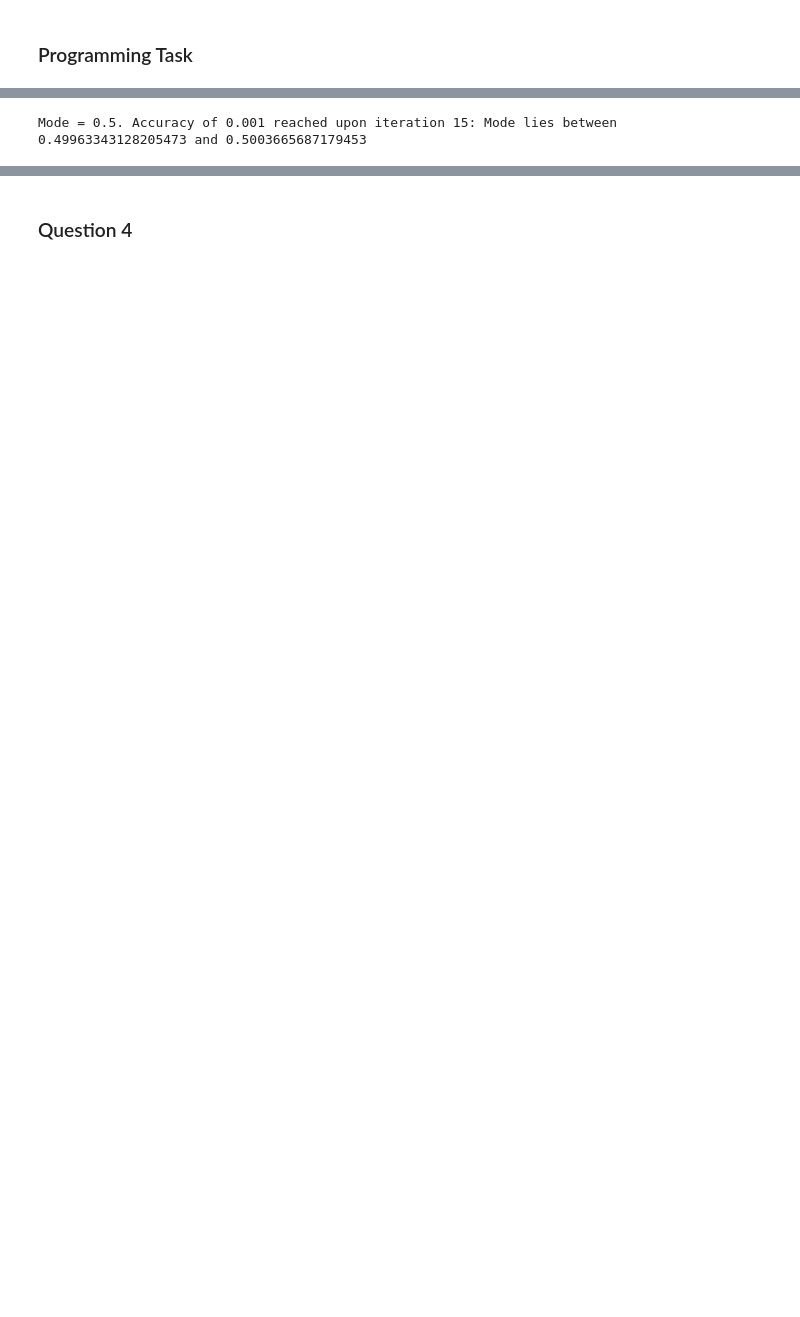
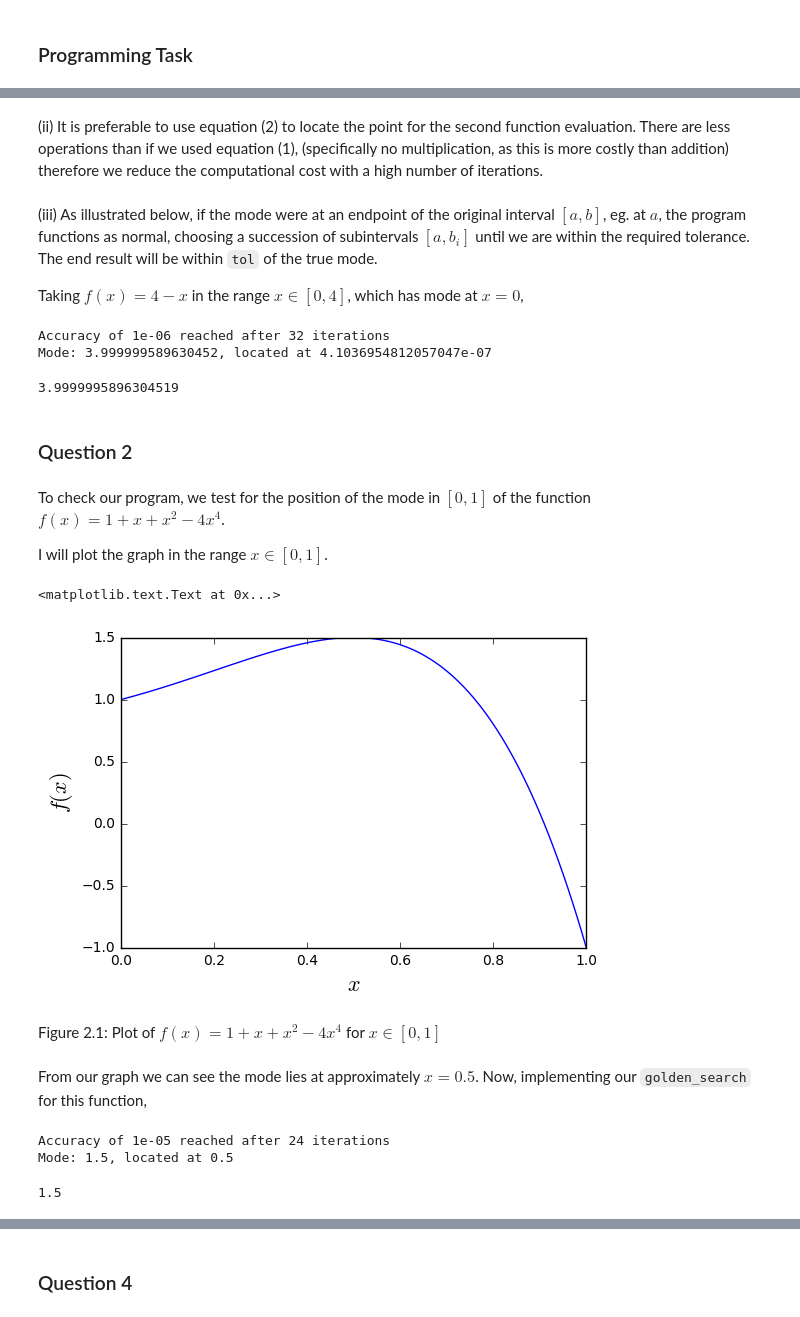
Before and after one commit to christopher-turnbull/mathsIB, a Jupyter notebook: sheets/CATAM/1.1 Golden Search.ipynb, the cells around one changed output, grey strips where cells are left out. Cells and saved outputs as stored; diff of their text form; code cells hidden in the pictures; blank space fills up the shorter version.

```diff
--- a/sheets/CATAM/1.1 Golden Search.ipynb
+++ b/sheets/CATAM/1.1 Golden Search.ipynb
@@ -63,0 +66,4 @@ plt.plot(xvals,fval2(xvals))
+# %%
+def f(x):
+    return 1
+golden_search(f,0,1)
@@ -64,4 +76,40 @@ plt.plot(xvals,fval2(xvals))
+# %% [markdown]
+(ii) It is preferable to use equation (2) to locate the point for the second function evaluation. There are less operations than if we used equation (1), (specifically no multiplication, as this is more costly than addition) therefore we reduce the computational cost with a high number of iterations.
+# %% [markdown]
+(iii) As illustrated below, if the mode were at an endpoint of the original interval $[a,b]$, eg. at $a$, the program functions as normal, choosing a succession of subintervals $[a,b_i]$ until we are within the required tolerance. The end result will be within `tol` of the true mode.
+
+Taking $f(x) = 4 - x$ in the range $x \in [0,4]$, which has mode at $x=0$,
+# %%
+def f(x):
+    return 4 - x
+golden_search(f,0,4,tol=1e-6)
+# %% [output]
+Accuracy of 1e-06 reached after 32 iterations
+Mode: 3.999999589630452, located at 4.1036954812057047e-07
+3.9999995896304519
+# %% [markdown]
+### Question 2
+# %% [markdown]
+To check our program, we test for the position of the mode in $[0,1]$ of the function $  f(x) = 1 + x + x^2 - 4x^4 $.
+
+I will plot the graph in the range $ x \in [0,1]$.
+# %%
+def f(x):
+    return 1 + x + x**2 - 4*x**4
+x = np.linspace(0,1,100)
+plt.plot(x,f(x))
+plt.xlabel('$x$', fontsize = 16)
+plt.ylabel('$f(x)$', fontsize = 16)
+# %% [output]
+<matplotlib.text.Text at 0x...>
+[figure, added]
+# %% [markdown]
+Figure 2.1: Plot of $  f(x) = 1 + x + x^2 - 4x^4 $ for $ x \in [0,1]$
+# %% [markdown]
+From our graph we can see the mode lies at approximately $x = 0.5$. Now, implementing our `golden_search` for this function,
 # %%
-golden_search(fval2,0,1,prec=0.001)
+golden_search(f,0,1)
 # %% [output]
-Mode = 0.5. Accuracy of 0.001 reached upon iteration 15: Mode lies between 0.49963343128205473 and 0.5003665687179453
+Accuracy of 1e-05 reached after 24 iterations
+Mode: 1.5, located at 0.5
+1.5
```
Also changed, not shown: parts of 83 cells of this notebook, 21 other files.
